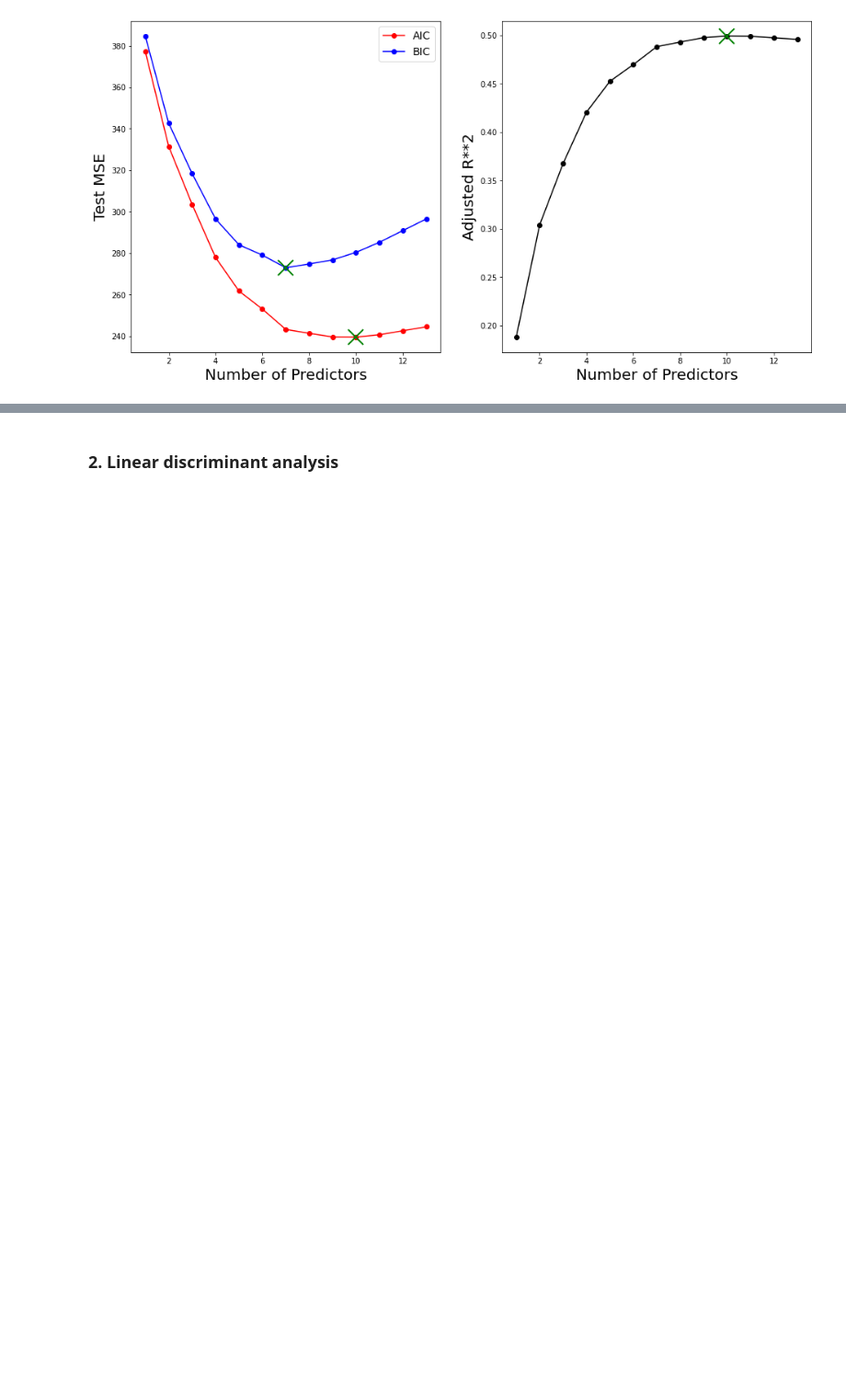
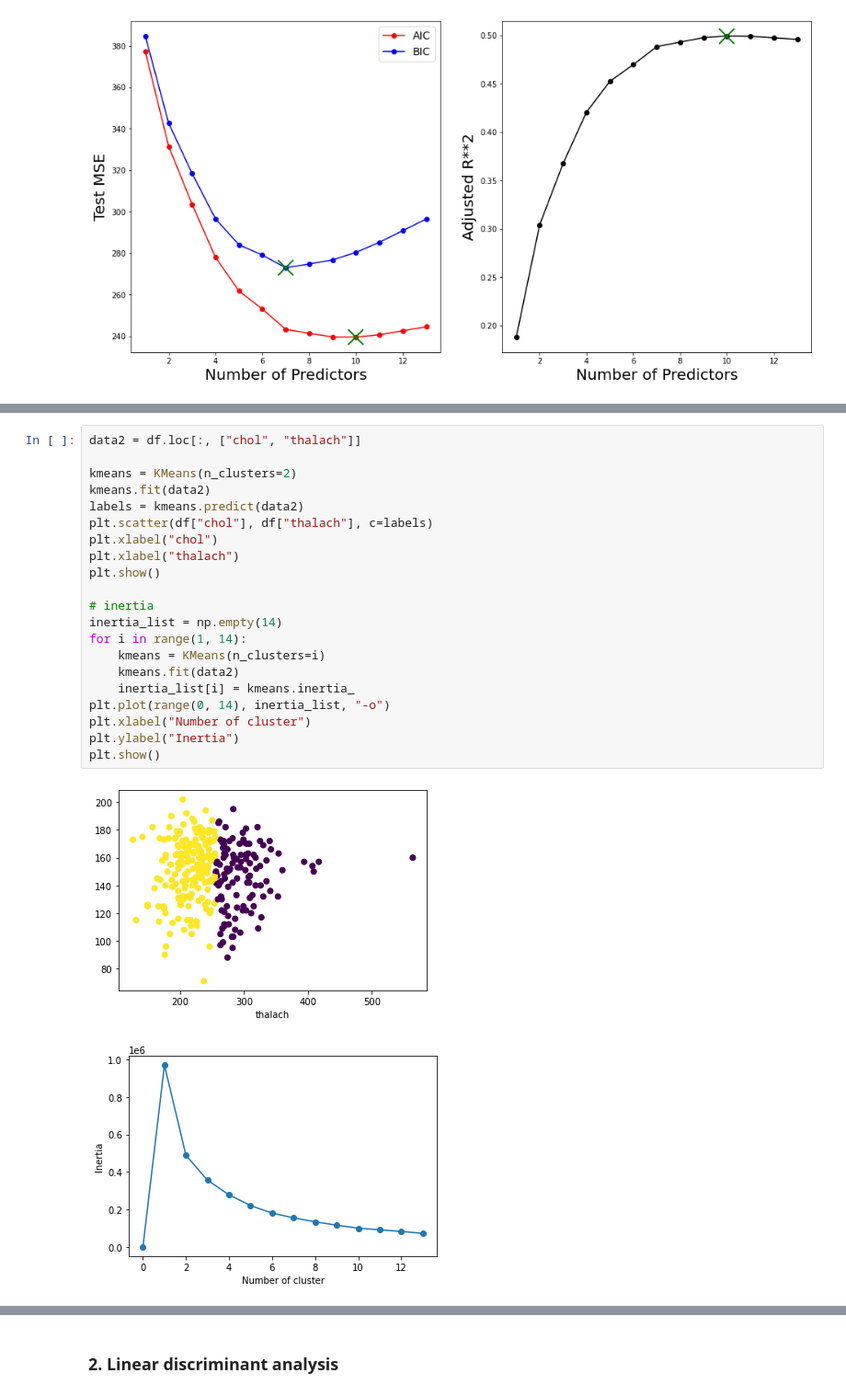
Before and after one commit to trs96/MLDA, a Jupyter notebook: Project.ipynb, the cells around one changed output, grey strips where cells are left out. Shown at 92% size. Drawn from its saved outputs; the diff is of its cells as text; blank space fills up the shorter version.

```diff
--- a/Project.ipynb
+++ b/Project.ipynb
@@ -739,0 +671,24 @@ ValueError: min() arg is an empty sequence
+# %%
+data2 = df.loc[:, ["chol", "thalach"]]
+
+kmeans = KMeans(n_clusters=2)
+kmeans.fit(data2)
+labels = kmeans.predict(data2)
+plt.scatter(df["chol"], df["thalach"], c=labels)
+plt.xlabel("chol")
+plt.xlabel("thalach")
+plt.show()
+
+# inertia
+inertia_list = np.empty(14)
+for i in range(1, 14):
+    kmeans = KMeans(n_clusters=i)
+    kmeans.fit(data2)
+    inertia_list[i] = kmeans.inertia_
+plt.plot(range(0, 14), inertia_list, "-o")
+plt.xlabel("Number of cluster")
+plt.ylabel("Inertia")
+plt.show()
+# %% [output]
+[figure, added]
+[figure, added]
```
Also changed, not shown: parts of 23 cells of this notebook.
